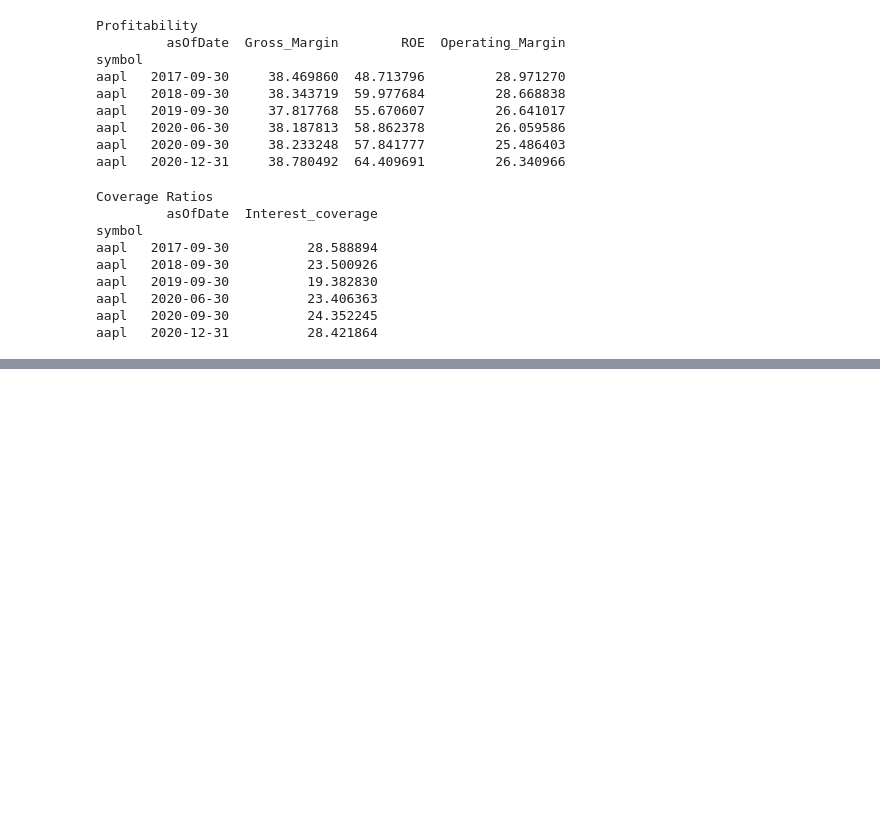
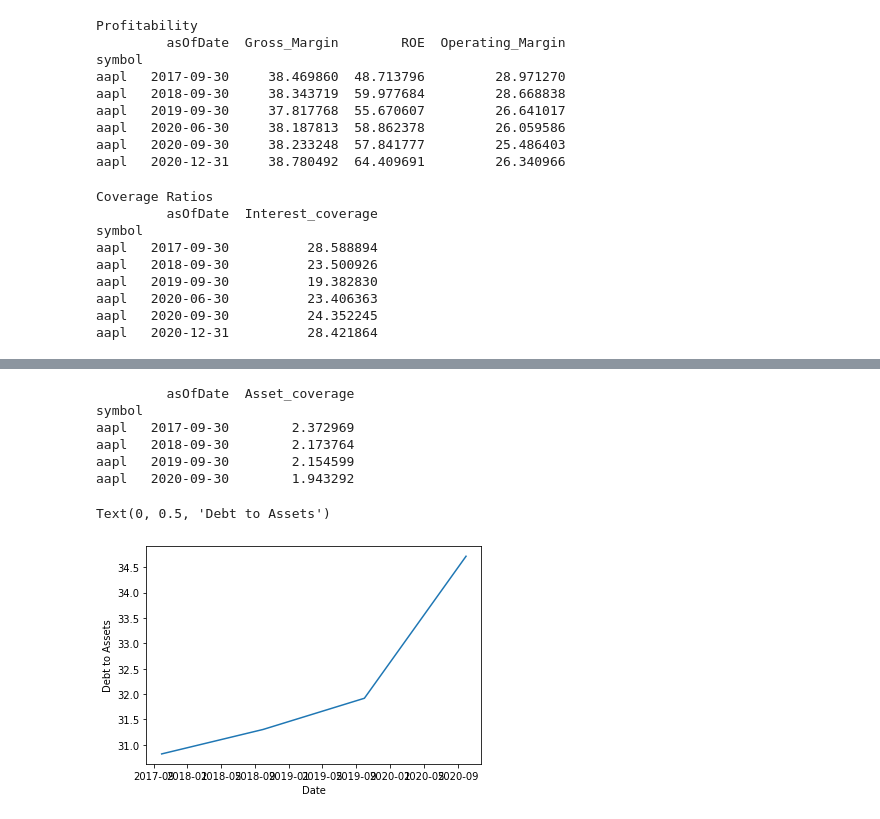
Before and after one commit to robinsonmatt54/Ratio_yahoo_fin, a Jupyter notebook: ratio.ipynb, the cells around one changed output, grey strips where cells are left out. Saved outputs shown, nothing was run; the diff lists cells and outputs as text; code cells hidden in the pictures; blank space fills up the shorter version.

Commit message:
Add files via upload
Changes include, tidy code, graphs and updated some ratios

```diff
--- a/ratio.ipynb
+++ b/ratio.ipynb
@@ -228,7 +197,7 @@ aapl   2020-12-31          28.421864
 # %%
 print('Liquidity Ratios')
 df_joined['Current_ratio'] = df_joined['CurrentAssets'] / df_joined['CurrentLiabilities']
-df_joined['Cash_ratio'] = df_joined['CashAndCashEquivalents'] / df_joined['CurrentLiabilities']
+df_joined['Cash_ratio'] = df_joined['CashAndCashEquivalents'] / df_joined['CurrentLiabilities'] * 100
 print(df_joined[['asOfDate','Current_ratio','Cash_ratio']].head(4))
 # %% [output]
 Liquidity Ratios
@@ -240,0 +250,17 @@ aapl   2020-09-30       1.363604    0.360710
+# %%
+ticker_Bal['Asset_coverage'] = (ticker_Bal['TotalAssets'] - ticker_Bal['CurrentLiabilities'] )/ ticker_Bal['TotalDebt']
+print(ticker_Bal[['asOfDate','Asset_coverage']])
+# %% [output]
+         asOfDate  Asset_coverage
+symbol
+aapl   2017-09-30        2.372969
+aapl   2018-09-30        2.173764
+aapl   2019-09-30        2.154599
+aapl   2020-09-30        1.943292
+# %%
+plt.plot(df_joined['asOfDate'],df_joined['Debt/Assets'])
+plt.xlabel('Date')
+plt.ylabel('Debt to Assets')
+# %% [output]
+Text(0, 0.5, 'Debt to Assets')
+[figure, added]
```
Also changed, not shown: parts of 18 cells of this notebook.
